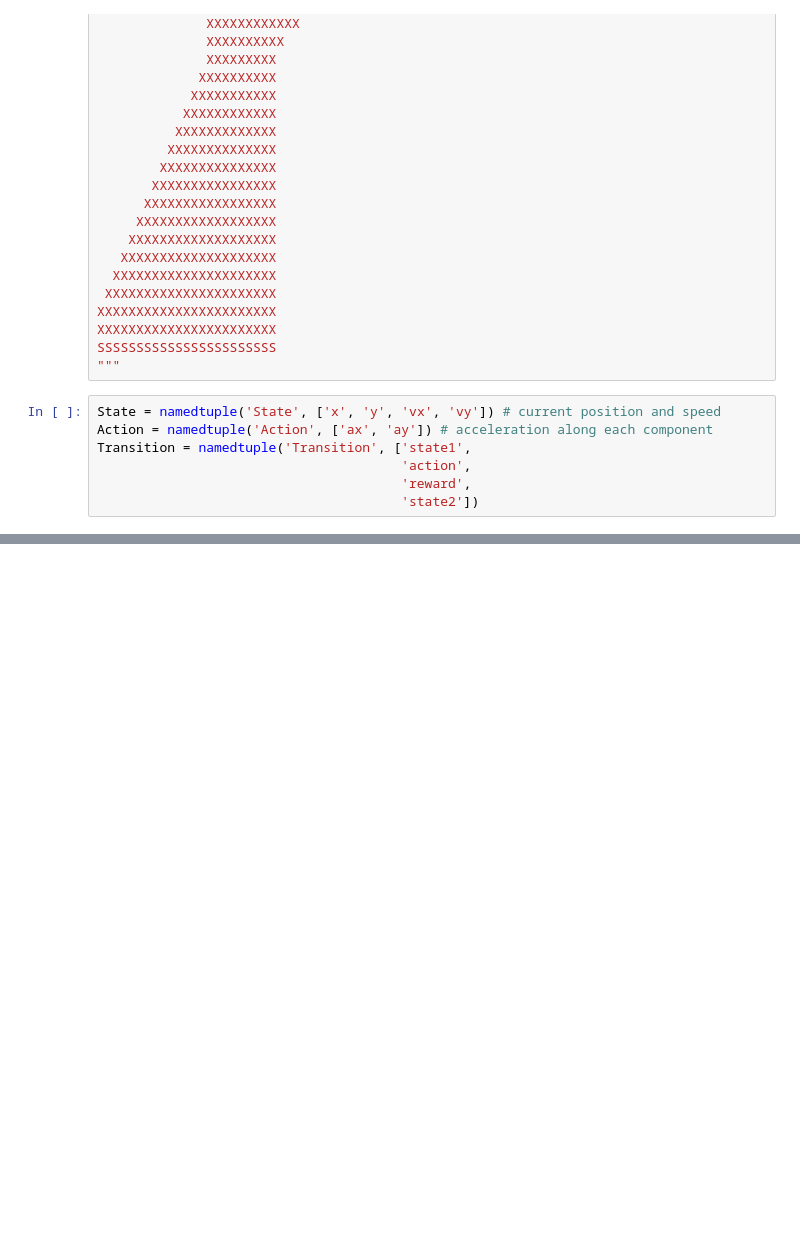
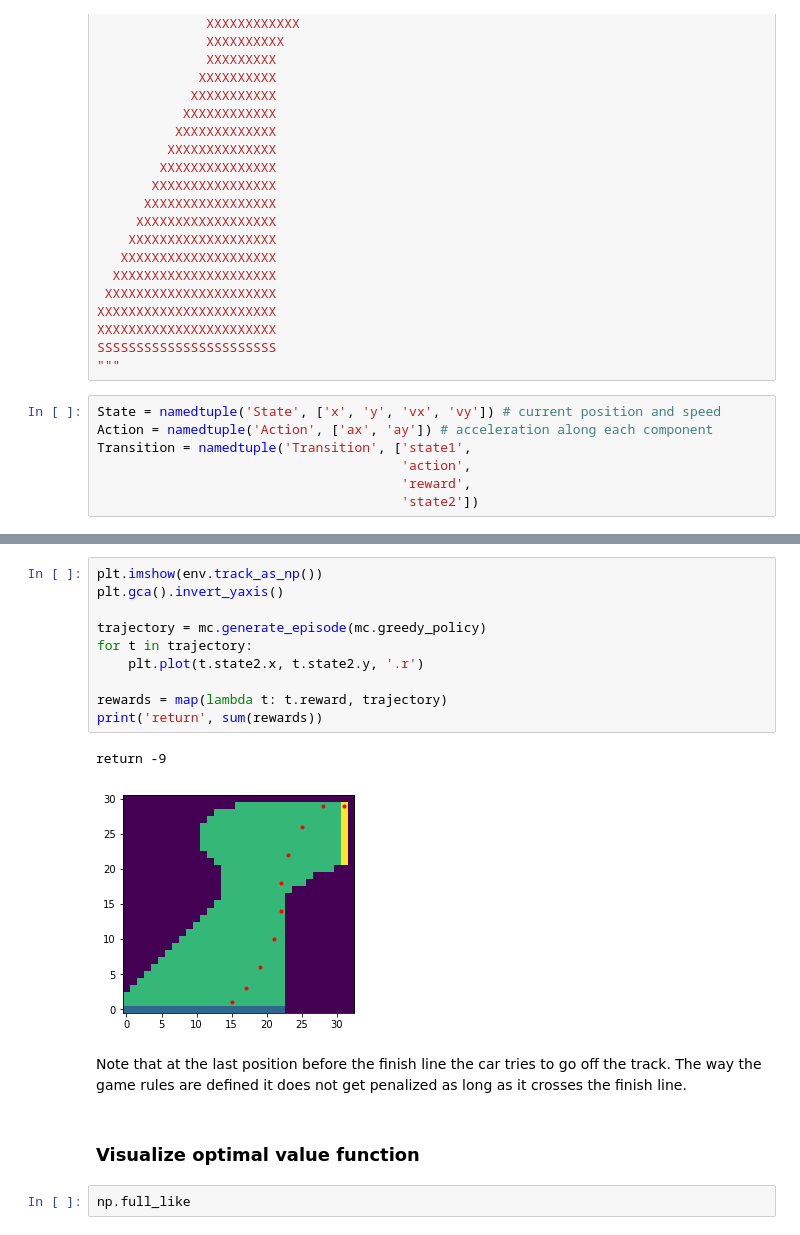
Before and after one commit to regata/rl-book, a Jupyter notebook: ch05.ipynb, the cells around one changed output, grey strips where cells are left out. Saved outputs shown, nothing was run; the diff lists cells and outputs as text; blank space fills up the shorter version.

```diff
--- a/ch05.ipynb
+++ b/ch05.ipynb
@@ -258,0 +315,19 @@ for t in trajectory:
+# %%
+plt.imshow(env.track_as_np())
+plt.gca().invert_yaxis()
+
+trajectory = mc.generate_episode(mc.greedy_policy)
+for t in trajectory:
+    plt.plot(t.state2.x, t.state2.y, '.r')
+
+rewards = map(lambda t: t.reward, trajectory)
+print('return', sum(rewards))
+# %% [output]
+return -9
+[figure, added]
+# %% [markdown]
+Note that at the last position before the finish line the car tries to go off the track. The way the game rules are defined it does not get penalized as long as it crosses the finish line.
+# %% [markdown]
+### Visualize optimal value function
+# %%
+np.full_like
```
Also changed, not shown: parts of 20 cells of this notebook.
